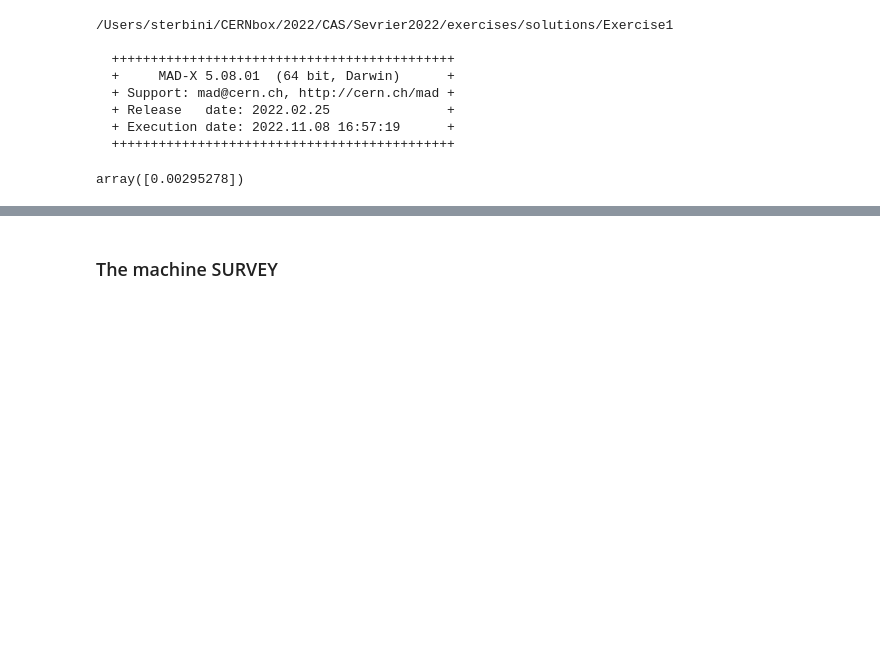
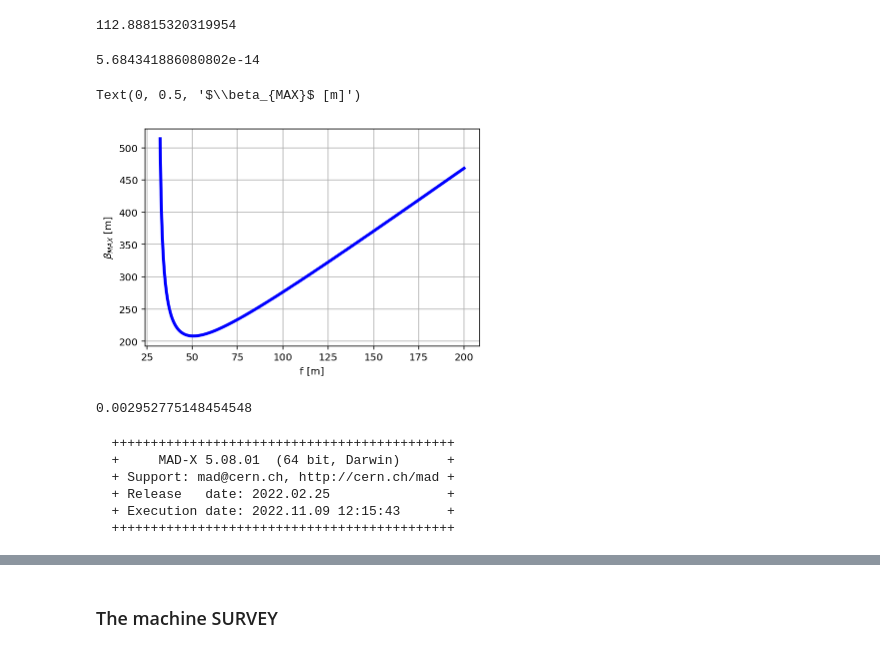
Before and after one commit to cerncas/2022Sevrier, a Jupyter notebook: exercises/solutions/Exercise1/Exercise1.ipynb, the cells around one changed output, grey strips where cells are left out. Drawn from its saved outputs; the diff is of its cells as text; code cells hidden in the pictures; blank space fills up the shorter version.

```diff
--- a/exercises/solutions/Exercise1/Exercise1.ipynb
+++ b/exercises/solutions/Exercise1/Exercise1.ipynb
@@ -13,30 +39,48 @@ it in MAD-X format using thin lenses for all elements and verify the calculation
+# %%
+import numpy as np
+L = 125
+def fun(f):
+    return 2*f*np.sqrt(4*f+L)/np.sqrt(4*f-L)-300
+
+import scipy
+
+f_0=scipy.optimize.root(fun, 100)['x'][0]
+f_0
+# %% [output]
+112.88815320319954
+# %%
+# sanity check
+fun(f_0)
+# yes it is a root...
+# %% [output]
+5.684341886080802e-14
+# %%
+f = np.linspace(125/4+1,200, 1000)
+plt.plot(f, fun(f)+300,'b',lw=3)
+plt.grid(True)
+plt.xlabel('f [m]')
+plt.ylabel('$\\beta_{MAX}$ [m]')
+# %% [output]
+Text(0, 0.5, '$\\beta_{MAX}$ [m]')
+[figure, added]
+# %%
+# remembering k1*lq=1/f
+lq=3
+k1= 1/f_0/lq
+k1
+# %% [output]
+0.002952775148454548
 # %%
-!pwd
 from cpymad.madx import Madx
 madx = Madx()
 import matplotlib.pyplot as plt
-get_ipython().magic('matplotlib inline')
+get_ipython().run_line_magic('matplotlib','inline')
 %config InlineBackend.figure_format = 'retina' # retina display
 # %% [output]
-/Users/sterbini/CERNbox/2022/CAS/Sevrier2022/exercises/solutions/Exercise1
-
   ++++++++++++++++++++++++++++++++++++++++++++
   +     MAD-X 5.08.01  (64 bit, Darwin)      +
   + Support: mad@cern.ch, http://cern.ch/mad +
   + Release   date: 2022.02.25               +
-  + Execution date: 2022.11.08 16:57:19      +
+  + Execution date: 2022.11.09 12:15:43      +
   ++++++++++++++++++++++++++++++++++++++++++++
-# %%
-import numpy as np
-L = 125
-def fun(f):
-    return 2*f*np.sqrt(4*f+L)/np.sqrt(4*f-L)-300
-
-import scipy
-
-f=scipy.optimize.root(fun, 100)['x']
-k1= 1/f/3
-k1
-# %% [output]
-array([0.00295278])
 # %%
```
Also changed, not shown: parts of 9 cells of this notebook, 1 other file.
